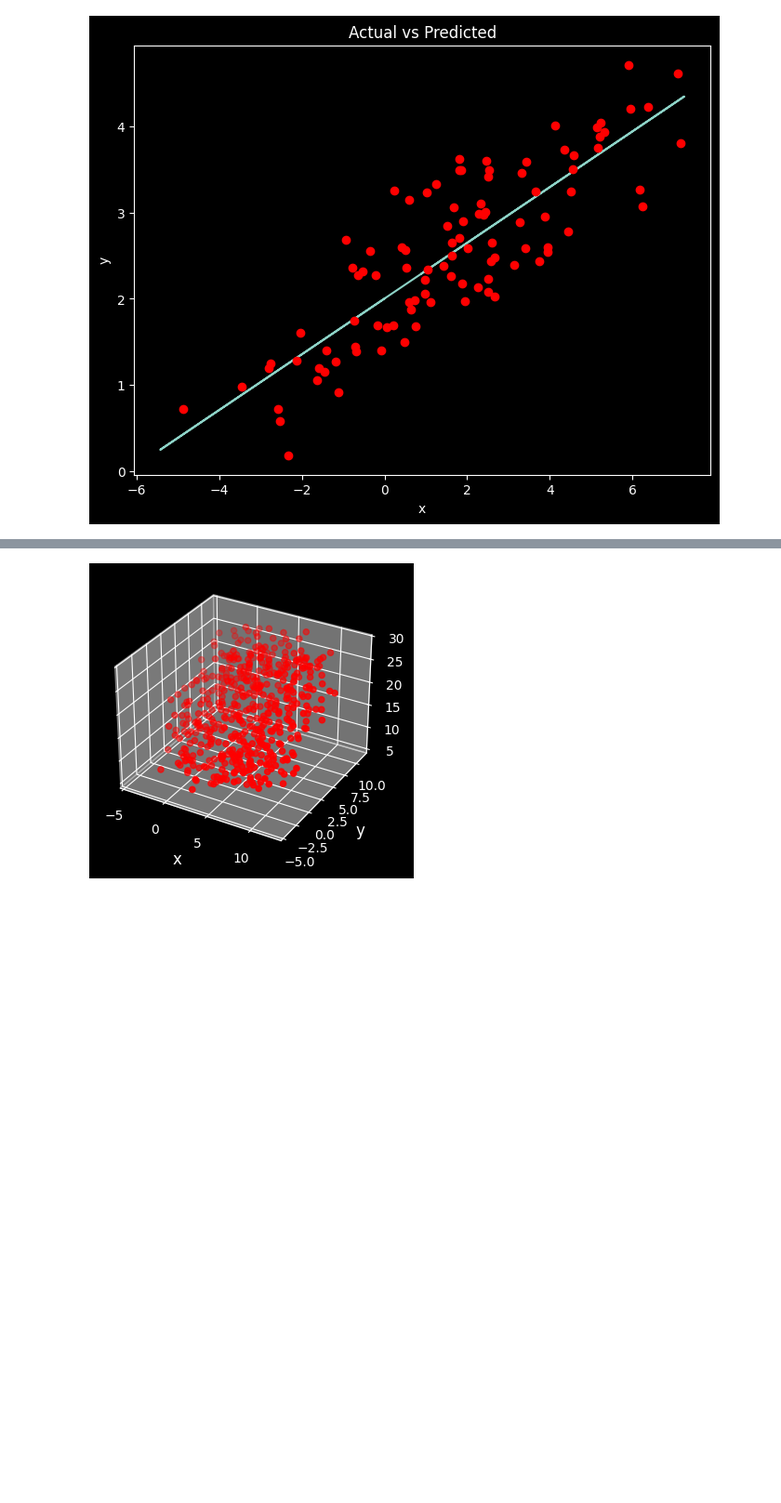
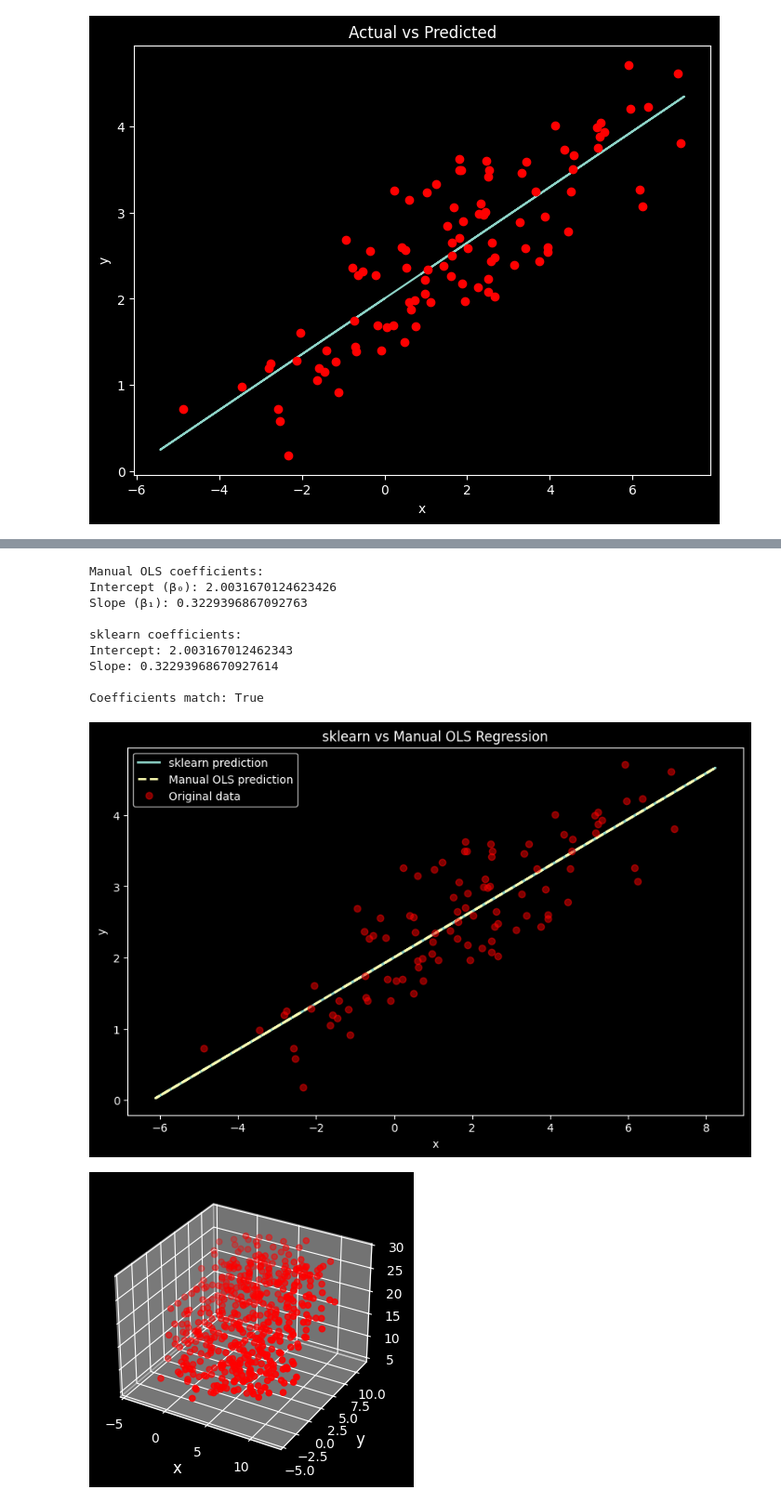
Before and after one commit to busterbn/perception, a Jupyter notebook: exercise_week_6/week6/Exercise1.ipynb, the cells around one changed output, grey strips where cells are left out. Shown at 93% size. Saved outputs shown, nothing was run; the diff lists cells and outputs as text; code cells hidden in the pictures; blank space fills up the shorter version.

```diff
--- a/exercise_week_6/week6/Exercise1.ipynb
+++ b/exercise_week_6/week6/Exercise1.ipynb
@@ -108,3 +60,52 @@ ax.plot_surface(xx, yy, predicted_zz, alpha=0.2)
+# %%
+### Exercise A: Implement OLS manually
+
+# Add a column of ones for the intercept term
+X_with_intercept = np.column_stack([np.ones(len(x)), x])
+y_col = y.reshape(-1, 1)
+
+# Apply OLS formula: β* = (X^T X)^(-1) X^T y
+beta = np.linalg.inv(X_with_intercept.T @ X_with_intercept) @ X_with_intercept.T @ y_col
+
+print("Manual OLS coefficients:")
+print(f"Intercept (β₀): {beta[0, 0]}")
+print(f"Slope (β₁): {beta[1, 0]}")
+
+print("\nsklearn coefficients:")
+print(f"Intercept: {model.intercept_}")
+print(f"Slope: {model.coef_[0]}")
+
+# Verify they match
+print(f"\nCoefficients match: {np.allclose(beta[0, 0], model.intercept_) and np.allclose(beta[1, 0], model.coef_[0])}")
+
+# Plot comparison
+new_x_test = 2.5 * np.random.randn(200).reshape(-1,1) + 1.5
+predicted_sklearn = model.predict(new_x_test)
+
+# Manual prediction
+X_test_with_intercept = np.column_stack([np.ones(len(new_x_test)), new_x_test])
+predicted_manual = X_test_with_intercept @ beta
+
+plt.figure(figsize=(10, 6))
+plt.plot(new_x_test, predicted_sklearn, label='sklearn prediction', linewidth=2)
+plt.plot(new_x_test, predicted_manual, '--', label='Manual OLS prediction', linewidth=2)
+plt.plot(x, y, 'ro', alpha=0.5, label='Original data')
+plt.title('sklearn vs Manual OLS Regression')
+plt.xlabel('x')
+plt.ylabel('y')
+plt.legend()
+plt.show()
+# %% [output]
+Manual OLS coefficients:
+Intercept (β₀): 2.0031670124623426
+Slope (β₁): 0.3229396867092763
+
+sklearn coefficients:
+Intercept: 2.003167012462343
+Slope: 0.32293968670927614
+
+Coefficients match: True
+[figure, added]
 # %%
 # Creating a pointcloud.
 pc = o3d.io.read_point_cloud("TestData/spread_points.ply")
```
Also changed, not shown: parts of 3 cells of this notebook.
